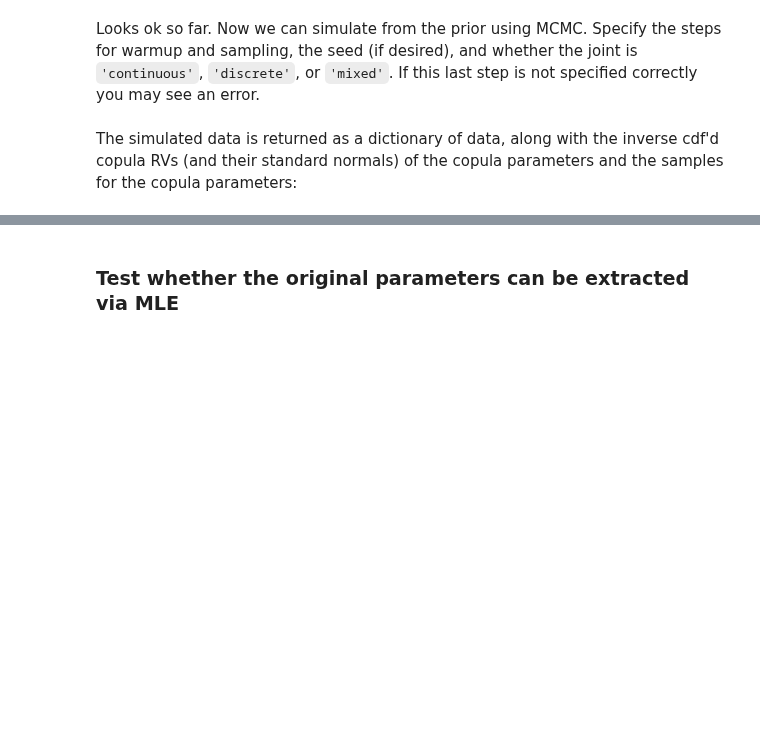
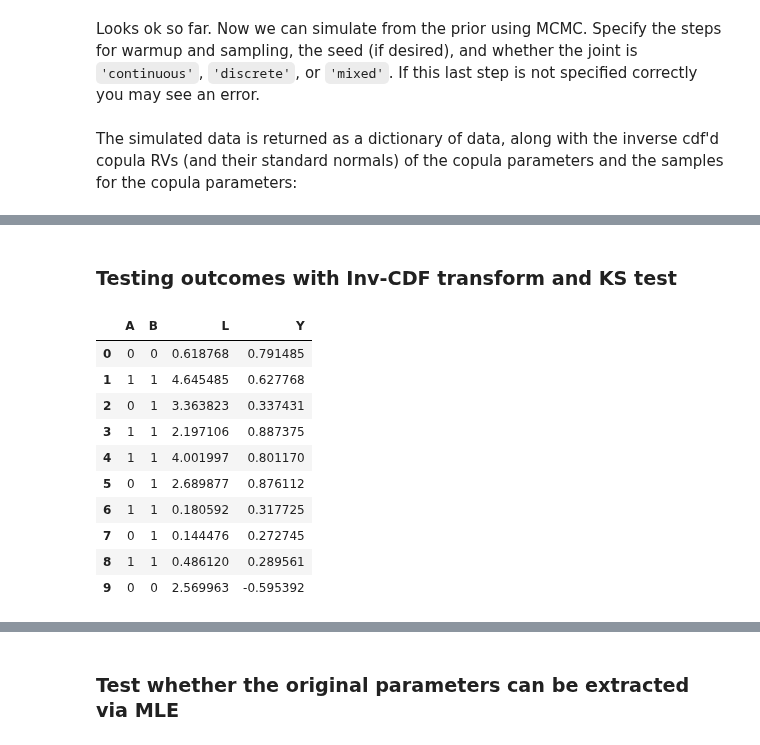
Before and after one commit to 12kleingordon34/Causal_Copulas, a Jupyter notebook: frugalCopyla/examples/basic_demo.ipynb, the cells around one changed output, grey strips where cells are left out. Cells and saved outputs as stored; diff of their text form; code cells hidden in the pictures; blank space fills up the shorter version.

```diff
--- a/frugalCopyla/examples/basic_demo.ipynb
+++ b/frugalCopyla/examples/basic_demo.ipynb
@@ -206,0 +212,17 @@ Wall time: 7.49 s
+# %% [markdown]
+### Testing outcomes with Inv-CDF transform and KS test
+# %%
+samples = pd.DataFrame(didelez_samples)[['A', 'B', 'L', 'Y']]
+samples.head(10)
+# %% [output]
+|  | A | B | L | Y |
+| 0 | 0 | 0 | 0.618768 | 0.791485 |
+| 1 | 1 | 1 | 4.645485 | 0.627768 |
+| 2 | 0 | 1 | 3.363823 | 0.337431 |
+| 3 | 1 | 1 | 2.197106 | 0.887375 |
+| 4 | 1 | 1 | 4.001997 | 0.801170 |
+| 5 | 0 | 1 | 2.689877 | 0.876112 |
+| 6 | 1 | 1 | 0.180592 | 0.317725 |
+| 7 | 0 | 1 | 0.144476 | 0.272745 |
+| 8 | 1 | 1 | 0.486120 | 0.289561 |
+| 9 | 0 | 0 | 2.569963 | -0.595392 |
```
Also changed, not shown: parts of 11 cells of this notebook, 1 other file.
